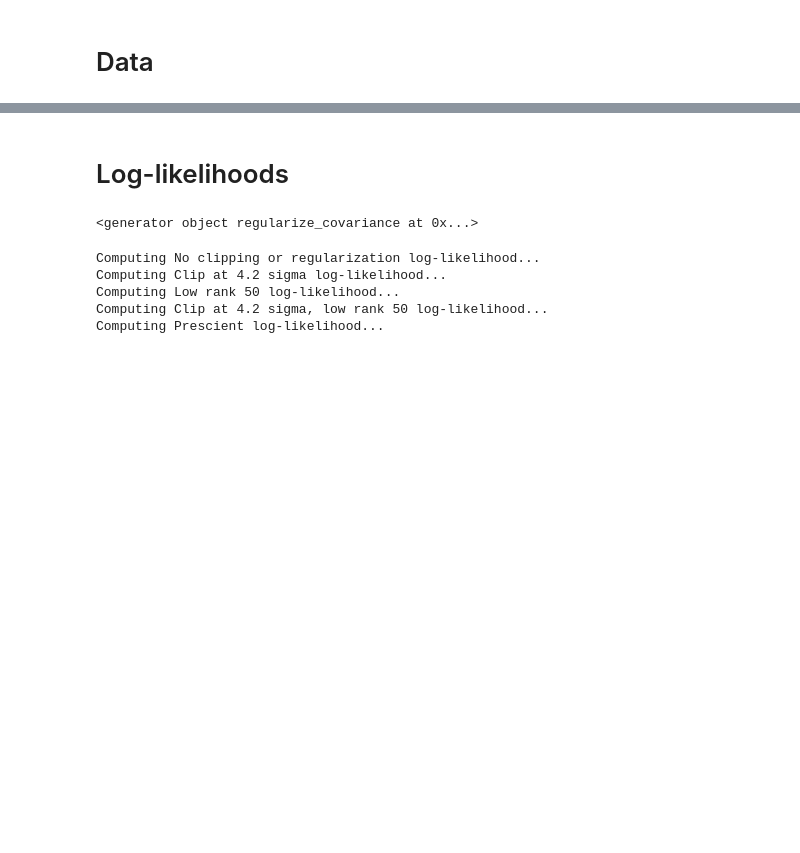
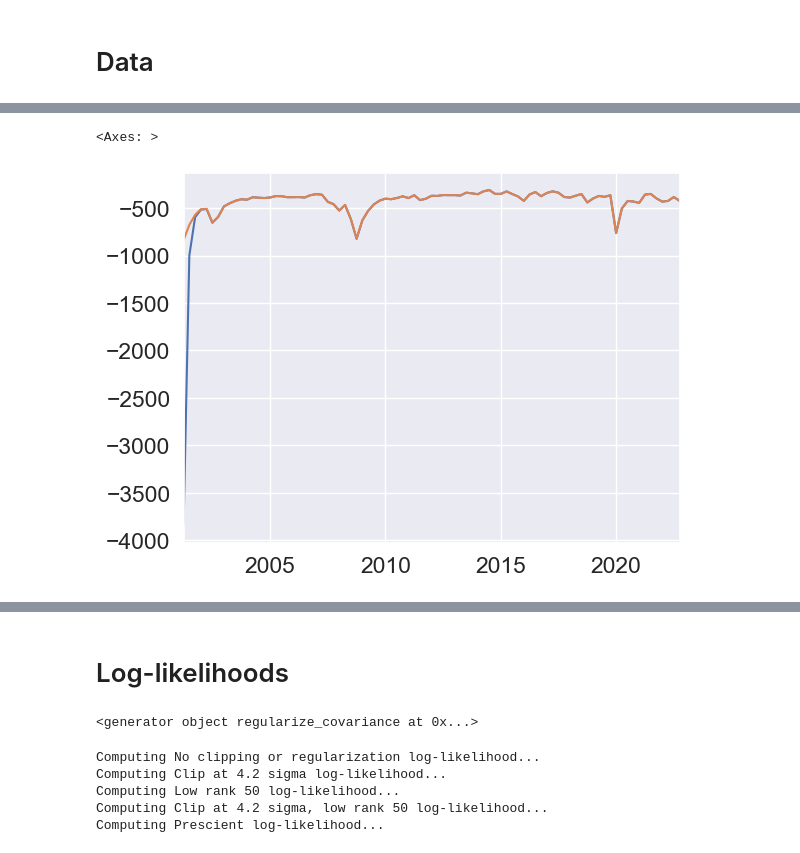
Before and after one commit to cvxgrp/cov_pred_finance, a Jupyter notebook: experiments/extensions/large_universes.ipynb, the cells around one changed output, grey strips where cells are left out. Drawn from its saved outputs; the diff is of its cells as text; code cells hidden in the pictures; blank space fills up the shorter version.

```diff
--- a/experiments/extensions/large_universes.ipynb
+++ b/experiments/extensions/large_universes.ipynb
@@ -23,0 +89,13 @@ returns = prices.pct_change().dropna(axis=0, how="all")
+# %%
+ll_r238 = log_likelihood_regularized(returns, covariance_no_reg, r=238)
+# %%
+all_lls = [ll_r1, ll_r5, ll_r10, ll_r20, ll_r50, ll_r75, ll_r100, ll_r150,
+ll_r237, ll_r238, ll_no_reg]
+
+names = ['r=1', 'r=5', 'r=10', 'r=20', 'r=50', 'r=75', 'r=100', 'r=150',
+'r=237', 'r=238', 'r=None']
+
+log_likelihoods = {}
+
+for i in range(len(all_lls)):
+    log_likelihoods[names[i]] = all_lls[i]
@@ -23,0 +128,7 @@ returns = prices.pct_change().dropna(axis=0, how="all")
+# %%
+log_likelihoods['r=237'].resample("Q").mean().plot()
+log_likelihoods['r=238'].resample("Q").mean().plot()
+# plt.ylim(-800,-300);
+# %% [output]
+<Axes: >
+[figure, added]
```
Also changed, not shown: parts of 26 cells of this notebook, 7 other files.
